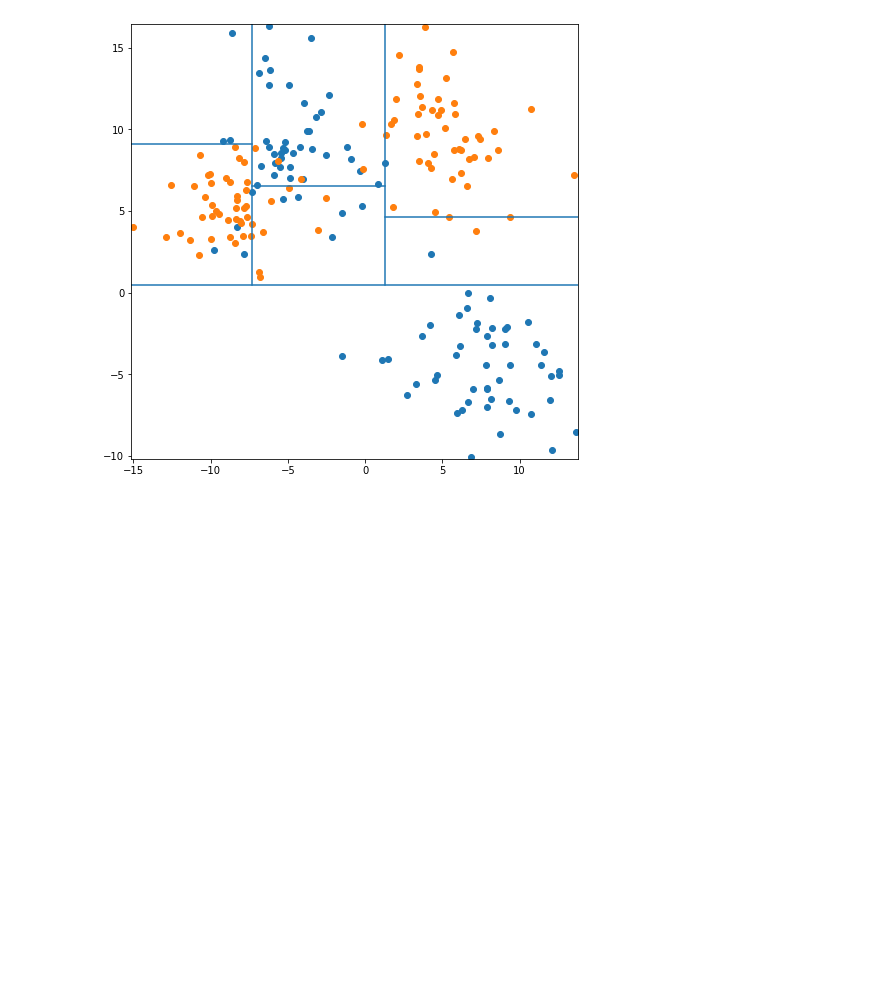
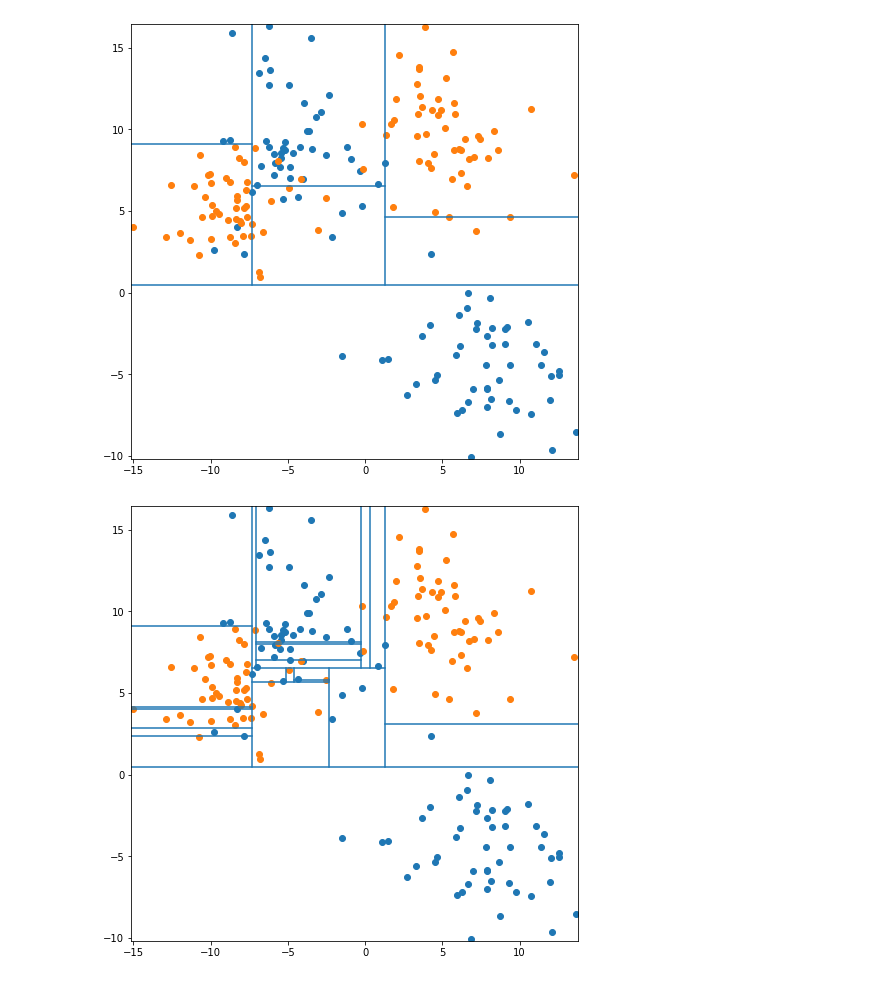
Before and after one commit to max-miller/ds_ground_up, a Jupyter notebook: neighbors_tree/tree_visuals.ipynb, the cells around one changed output. Cells and saved outputs as stored; diff of their text form; code cells hidden in the pictures; blank space fills up the shorter version.

Commit message:
Final tree update

```diff
--- a/neighbors_tree/tree_visuals.ipynb
+++ b/neighbors_tree/tree_visuals.ipynb
@@ -127,3 +127,7 @@ tree_grid_visualizer(x_comb,y_comb,{'max_depth':1,'min_samples_leaf':3})
 tree_grid_visualizer(x_comb,y_comb,{'max_depth':4,'min_samples_leaf':3})
 # %% [output]
 [figure]
+# %%
+tree_grid_visualizer(x_comb,y_comb,{'max_depth':9})
+# %% [output]
+[figure, added]
```
Also changed, not shown: parts of 3 cells of this notebook.
